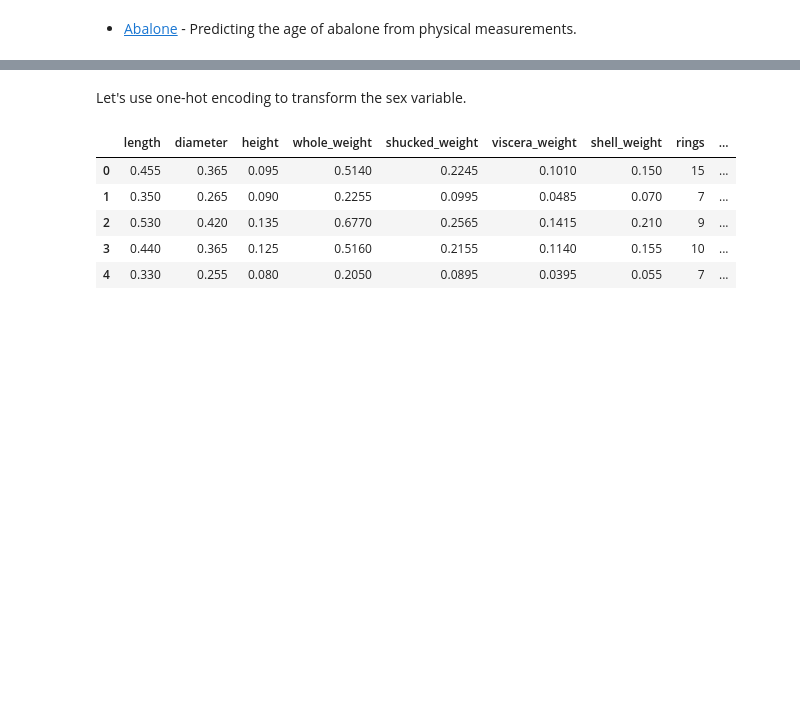
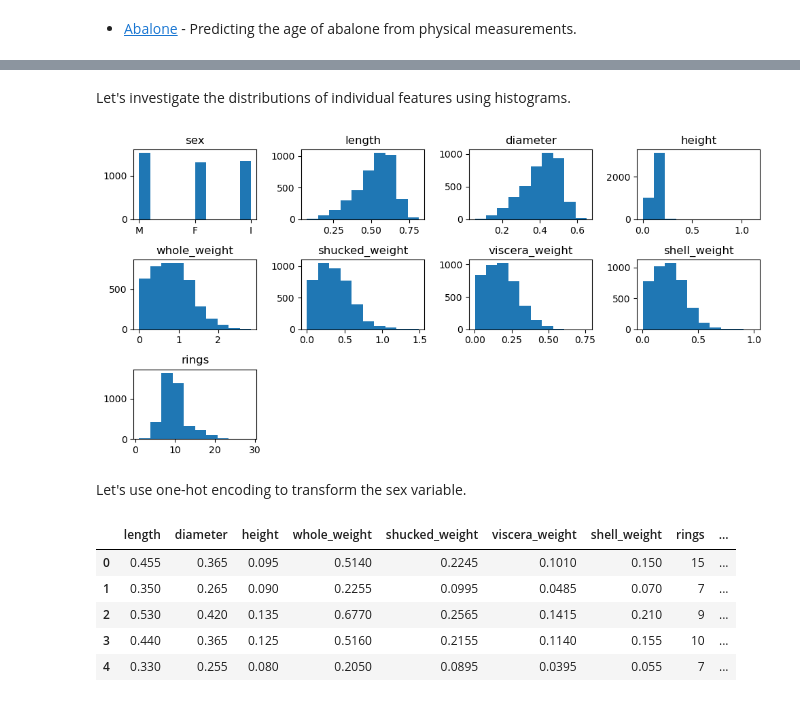
Before and after one commit to Adriano-7/fcup-ias-04-missing-data-mechanisms, a Jupyter notebook: IA04_Missing_Data.ipynb, the cells around one changed output, grey strips where cells are left out. Saved outputs shown, nothing was run; the diff lists cells and outputs as text; code cells hidden in the pictures; blank space fills up the shorter version.

```diff
--- a/IA04_Missing_Data.ipynb
+++ b/IA04_Missing_Data.ipynb
@@ -86,3 +126,17 @@ Abalone Dataset Describe:
+# %% [markdown]
+Let's investigate the distributions of individual features using histograms.
+# %%
+import matplotlib.pyplot as plt
+
+plt.figure(figsize=(10, 5))
+for i, col in enumerate(df_abalone.columns):
+    plt.subplot(3, 4, i + 1)
+    plt.hist(df_abalone[col])
+    plt.title(col)
+plt.tight_layout()
+plt.show()
+# %% [output]
+[figure, added]
 # %% [markdown]
 Let's use one-hot encoding to transform the sex variable.
 # %%
```
Also changed, not shown: parts of 22 cells of this notebook, 9 other files.
